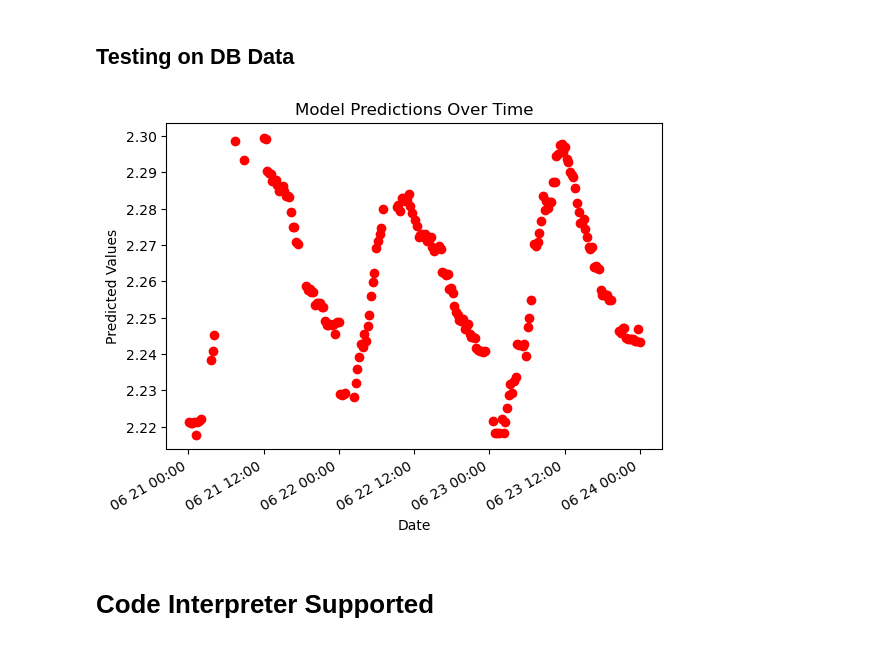
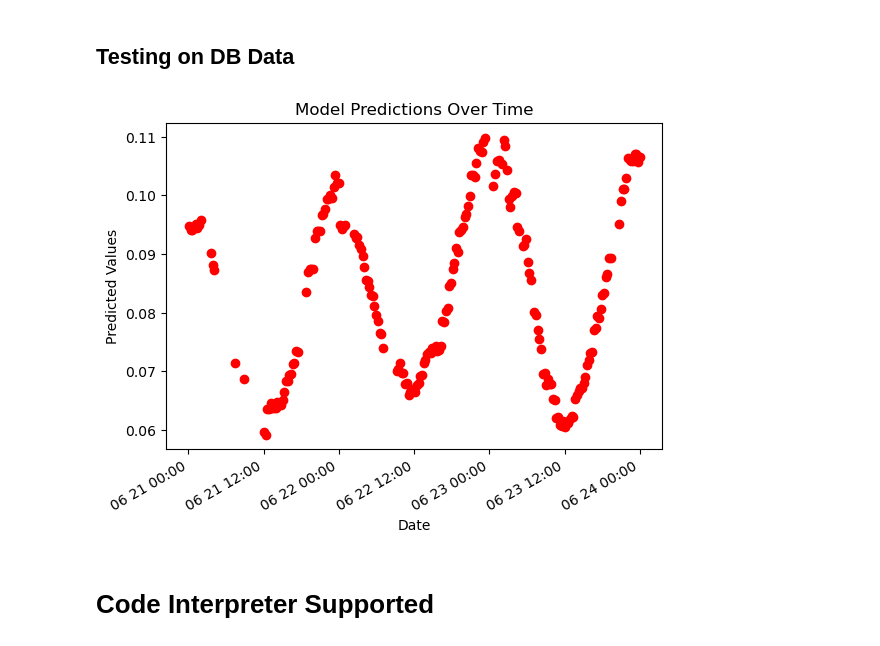
Before and after one commit to NawidT/morefish-ml, a Jupyter notebook: training/nh3_train.ipynb, the cells around one changed output. Saved outputs shown, nothing was run; the diff lists cells and outputs as text; code cells hidden in the pictures.

```diff
--- a/training/nh3_train.ipynb
+++ b/training/nh3_train.ipynb
@@ -45,14 +47,3 @@ comb = pd.merge(data, weather, on=['time'], how='left')
 # Smoothen the data
 comb = comb.drop(comb[comb['NH4_N_MGL'] > 3].index)
 comb = comb.drop(comb[comb['NH4_N_MGL'] < 0].index)
-# %%
-
-'''
-# randomly remove rows
-condition = comb['NH4_N_MGL'] < 0.2
-
-# Randomly select and remove 3 rows that satisfy the condition
-num_rows_to_remove = 30000
-rows_to_remove = comb[condition].sample(n=num_rows_to_remove)
-comb = comb[~comb.index.isin(rows_to_remove.index)]
-'''
@@ -270,7 +259,7 @@ class MyDataset(Dataset):
         self.transformer = preprocessing.RobustScaler()
         transformed_data = self.transformer.fit_transform(dataframe[self.numeric_columns])
         dataframe[self.numeric_columns] = transformed_data
-        self.data = dataframe.dropna(subset=['NH4_N_MGL']).reset_index(drop=True)
+        self.data = dataframe.dropna(subset=['NH3_MGL']).reset_index(drop=True)
 
 
     def __len__(self):
@@ -496,7 +485,7 @@ class TransformerNet1():
         out = self.transformer(x)
         return out
 # %%
-model = AttentionNet1()
+model = ann
 
 loss_fn = nn.SmoothL1Loss()
 optimizer = optim.AdamW(model.parameters(), lr=0.001, weight_decay=0.05)
@@ -677,12 +661,12 @@ plot_ann(ann.main, node_to_highlight=(0, 0))
 import matplotlib.pyplot as plt
 from matplotlib.dates import DateFormatter
 
-df = pd.read_csv("../datasets/spark-july-16.csv")
+df = pd.read_csv("../datasets/Sensor-predict/spark-july-16.csv")
 df.rename(columns={'dvd_ph': 'ph', 'dvd_temp': 'temperature', 'dvd_updated_at': 'datetime', 'dvd_do': 'do_linreg'}, inplace=True)
 df['rounded_datetime'] = pd.to_datetime(df['datetime']).dt.round('H')
 df['datetime'] = pd.to_datetime(df['datetime'])
 # spark_weather = pd.read_csv("../../../../../../Downloads/sparkfarmsweather.csv")
-spark_weather = pd.read_csv("../datasets/sparkfarmsweather.csv")
+spark_weather = pd.read_csv("../datasets/Sensor-predict/sparkfarmsweather.csv")
 spark_weather['time'] = pd.to_datetime(spark_weather['time'])
 spark_weather.rename(columns={'time': 'datetime'}, inplace=True)
 # Merge the weather data with the main DataFrame based on 'rounded_datetime' column
@@ -740,7 +724,7 @@ y_pred_all = []
 
 # Initialize the previous_ammonia_values list
 df['previous_ammonia'] = 0.5
-df['NH4_N_MGL'] = 0.5
+df['NH3_MGL'] = 0.5
 previous_ammonia_values = [0.5] * len(df)
 dataset = Prev_NH4_Dataset(df, previous_ammonia_values)
 data_loader = DataLoader(dataset, shuffle=False, batch_size=1)
@@ -755,34 +739,34 @@ with torch.no_grad():
         # Convert tensors to numpy arrays and flatten them
         y_pred_flat = y_pred.cpu().numpy().flatten()
 
         # Append to the lists
         y_pred_all.extend(y_pred_flat)
 
         # Use the predicted value for the next prediction
         # Update the next instance's previous_ammonia value with the current prediction
         if idx < len(data_loader) - 1:  # Ensure there's a next instance to update
             previous_ammonia_values[idx+1] = y_pred_flat[0]
 
 df['DeepNN'] = y_pred_all
 
 
 bet = df.loc[df['datetime'].between('2023-06-21', '2023-06-24')]
 
 # Plot the predictions over time
 fig, ax = plt.subplots()
 ax.plot(bet['datetime'], bet['DeepNN'].astype(float), 'ro')
 #ax.plot(bet['datetime'], bet['do'].astype(float), 'bo')
 
 # Format the date labels on the x-axis
 myFmt = DateFormatter("%m %d %H:%M")
 ax.xaxis.set_major_formatter(myFmt)
 fig.autofmt_xdate()
 plt.xlabel('Date')
 plt.ylabel('Predicted Values')
 plt.title('Model Predictions Over Time')
 plt.show()
 # %% [output]
-[figure, old version]
+[figure, new version]
 # %% [markdown]
 # Code Interpreter Supported
 # %%
```
Also changed, not shown: parts of 7 cells of this notebook, 1 other file.
